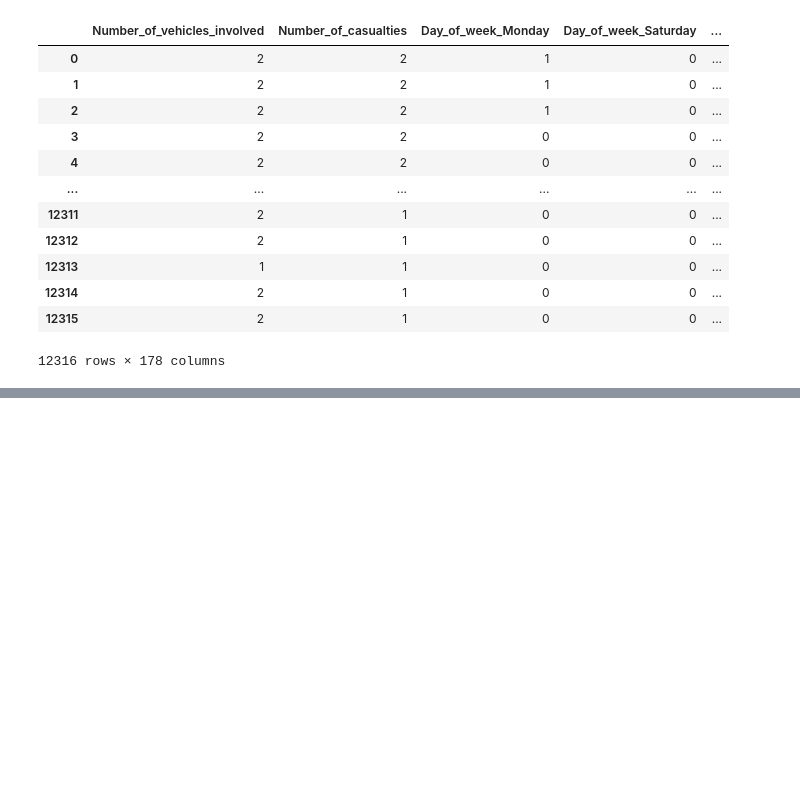
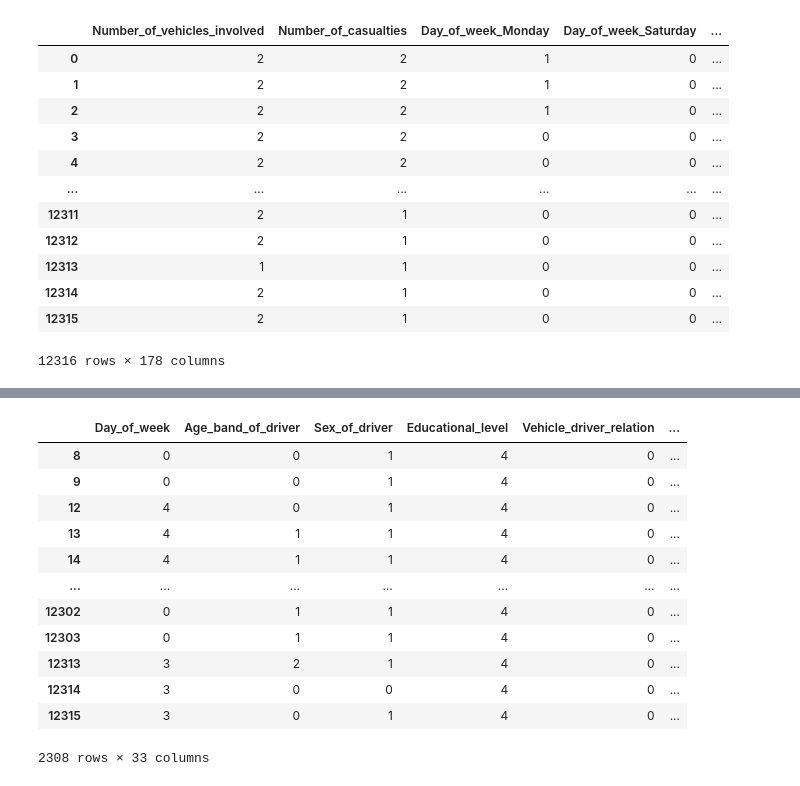
Before and after one commit to vedanthv/Road-Traffic-Accident-Severity-Classification, a Jupyter notebook: RoadTrafficSeverityProject.ipynb, the cells around one changed output, grey strips where cells are left out. Cells and saved outputs as stored; diff of their text form; code cells hidden in the pictures; blank space fills up the shorter version.

```diff
--- a/RoadTrafficSeverityProject.ipynb
+++ b/RoadTrafficSeverityProject.ipynb
@@ -594,0 +593,3 @@ y_train = df["Accident_severity"]
+# %%
+df['Number_of_vehicles_involved'] = df["Number_of_vehicles_involved"].astype('object')
+df['Number_of_casualties'] = df["Number_of_casualties"].astype('object')
@@ -594,0 +703,3 @@ y_train = df["Accident_severity"]
+# %%
+for column in df.columns:
+    df[column].fillna(df[column].mode()[0], inplace=True)
@@ -594,0 +726,18 @@ y_train = df["Accident_severity"]
+# %%
+df2 = df.apply(LabelEncoder().fit_transform)
+# %%
+df2
+# %% [output]
+|  | Day_of_week | Age_band_of_driver | Sex_of_driver | Educational_level | Vehicle_driver_relation | ... |
+| 8 | 0 | 0 | 1 | 4 | 0 | ... |
+| 9 | 0 | 0 | 1 | 4 | 0 | ... |
+| 12 | 4 | 0 | 1 | 4 | 0 | ... |
+| 13 | 4 | 1 | 1 | 4 | 0 | ... |
+| 14 | 4 | 1 | 1 | 4 | 0 | ... |
+| ... | ... | ... | ... | ... | ... | ... |
+| 12302 | 0 | 1 | 1 | 4 | 0 | ... |
+| 12303 | 0 | 1 | 1 | 4 | 0 | ... |
+| 12313 | 3 | 2 | 1 | 4 | 0 | ... |
+| 12314 | 3 | 0 | 0 | 4 | 0 | ... |
+| 12315 | 3 | 0 | 1 | 4 | 0 | ... |
+2308 rows × 33 columns
```
Also changed, not shown: parts of 31 cells of this notebook.
